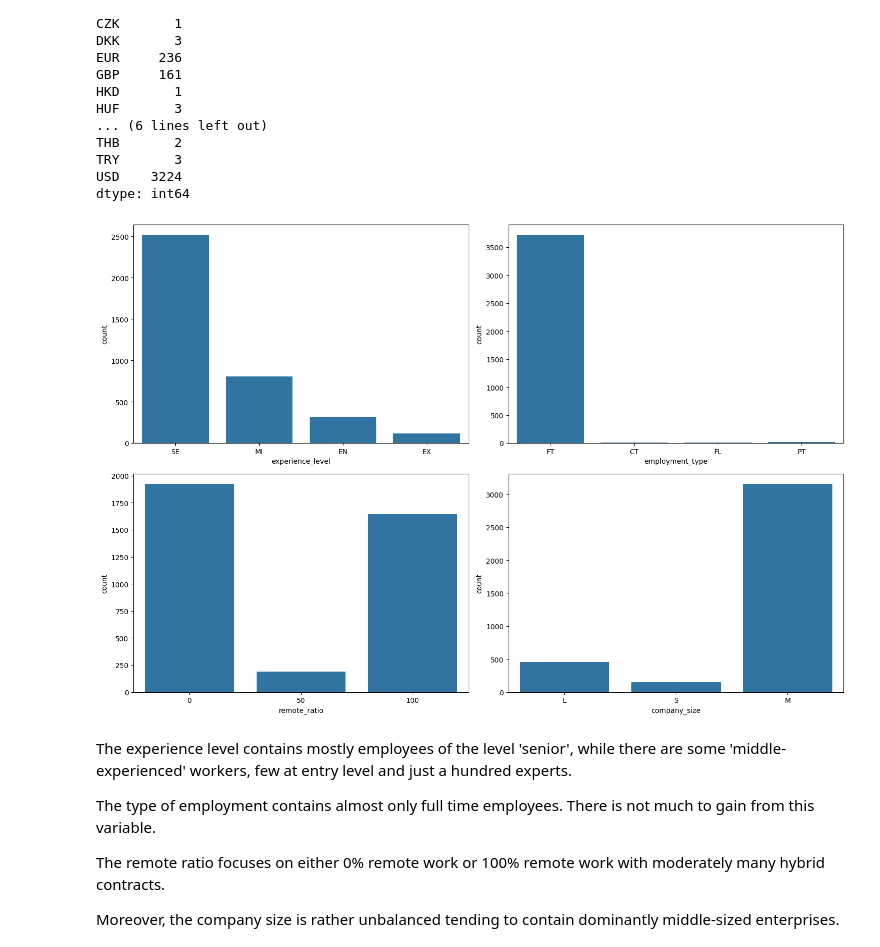
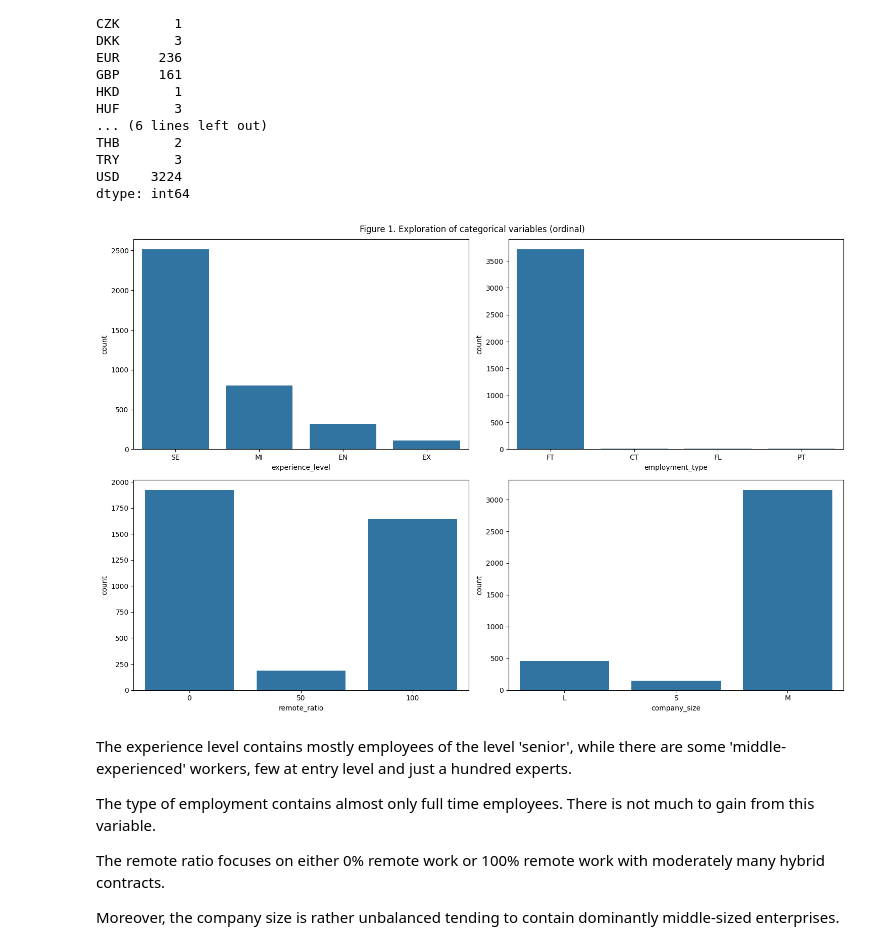
Before and after one commit to ubuti/applied_data_science, a Jupyter notebook: salary/explo.ipynb, the cells around one changed output. Saved outputs shown, nothing was run; the diff lists cells and outputs as text; code cells hidden in the pictures.

```diff
--- a/salary/explo.ipynb
+++ b/salary/explo.ipynb
@@ -74,19 +76,17 @@ dtype: int64
 
 df['currency_region'] = df.replace({'salary_currency': {'USD': 'us', 'CAD': 'canada', 'GBP': 'britain', 'EUR': 'europe' ,'AUD': 'australia', 'BRL': 'latin america', 'CHF': 'europe', 'CLP': 'latin america', 'CZK': 'europe', 'DKK': 'europe', 'HKD': 'northern asia', 'HUF': 'europe', 'ILS': 'near east', 'JPY': 'northern asia', 'INR': 'south asia', 'MXN': 'latin america', 'PLN': 'europe', 'SGD': 'northern asia', 'THB': 'south asia', 'TRY': 'near east'}})['salary_currency']
 # %%
-import seaborn as sns
-import matplotlib.pyplot as plt
-
 # lets explore categorical variables: experience, employment_type, remote_ratio, company_size (ordinal)
 fig, axs = plt.subplots(2, 2, figsize=(15, 10))
 vars = ['experience_level', 'employment_type', 'remote_ratio', 'company_size']
 for i, var in enumerate(vars):
     row, col = divmod(i, 2)
     sns.countplot(x=var, data=df, ax=axs[row, col])
+plt.suptitle('Figure 1. Exploration of categorical variables (ordinal)')
 plt.tight_layout()
 plt.show()
 # %% [output]
-[figure, old version]
+[figure, new version]
 # %% [markdown]
 The experience level contains mostly employees of the level 'senior', while there are some 'middle-experienced' workers, few at entry level and just a hundred experts.
 
```
Also changed, not shown: parts of 26 cells of this notebook.
